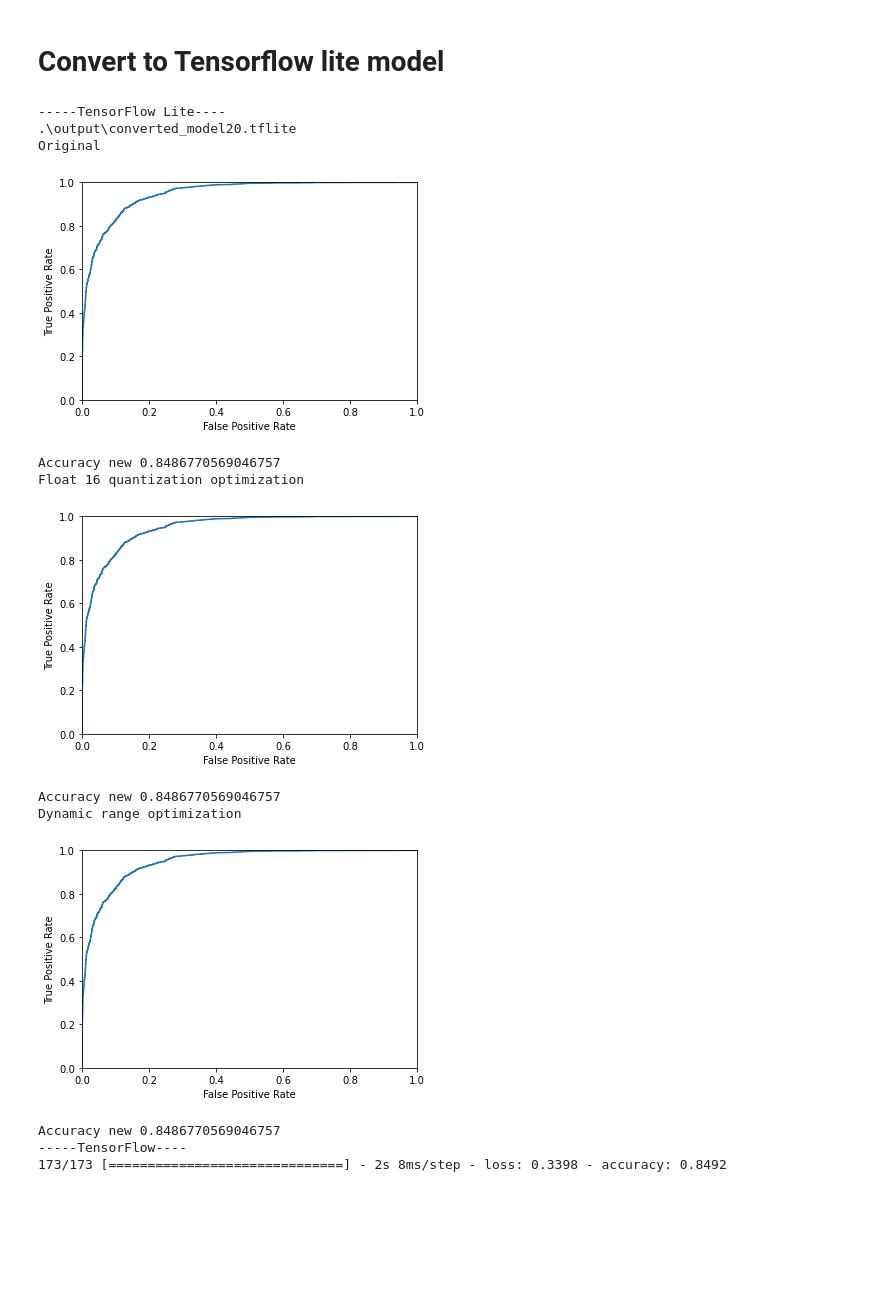
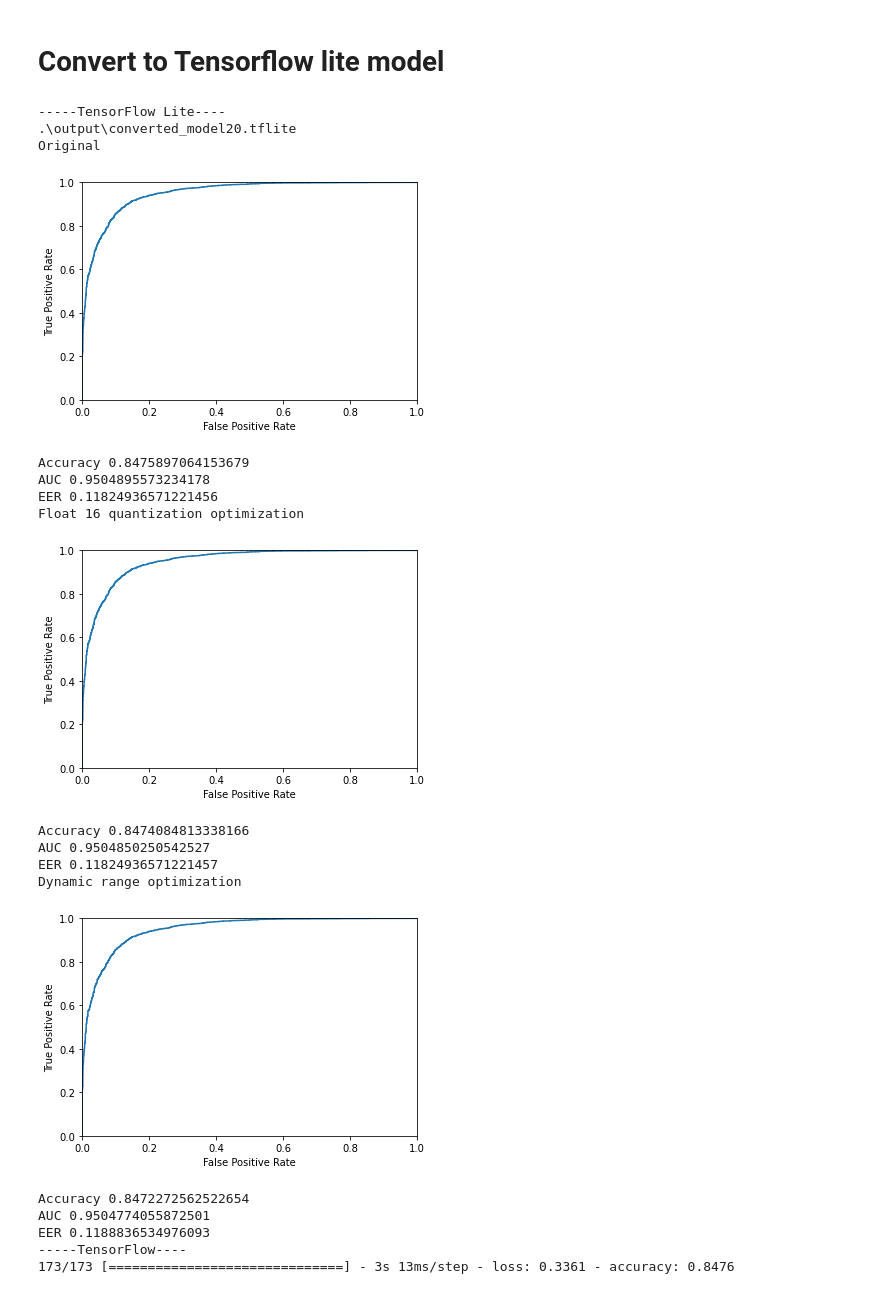
Before and after one commit to carolienbraams/Biometrics_group5, a Jupyter notebook: .~Case_Siamese_NN_Face_Recognition.ipynb, the cells around one changed output. Saved outputs shown, nothing was run; the diff lists cells and outputs as text; code cells hidden in the pictures; blank space fills up the shorter version.

```diff
--- a/.~Case_Siamese_NN_Face_Recognition.ipynb
+++ b/.~Case_Siamese_NN_Face_Recognition.ipynb
@@ -484,7 +481,6 @@ terminal command for displaying the board: tensorboard --logdir=./tensor_logs
 # %%
 def convert_model(model_path, output_model):
     converter = tf.lite.TFLiteConverter.from_saved_model(model_path)
-    tflite_quant_model = converter.convert()
     tflite_model = converter.convert()
 
     open(output_model, "wb").write(tflite_model)
@@ -573,60 +574,59 @@ def plot_roc_curve(fpr,tpr):
 
 output_model = ['.\output\converted_model20.tflite', '.\output\converted_model60.tflite', '.\output\converted_model130.tflite','.\output\converted_model250.tflite' ]
 tflite_model_file_optimized_float = ['.\output\converted_model20_opt_float.tflite', '.\output\converted_model60_opt_float.tflite', '.\output\converted_model130_opt_float.tflite','.\output\converted_model250_opt_float.tflite' ]
-
 tflite_model_file_optimized_drq = ['.\output\converted_model20_opt_drq.tflite', '.\output\converted_model60_opt_drq.tflite', '.\output\converted_model130_opt_drq.tflite','.\output\converted_model250_opt_drq.tflite' ]
-
 saved_models = [".\output\model_sn_20_temp", ".\output\model_sn_60_temp", ".\output\model_sn_130_temp", ".\output\model_sn_250_temp"]
 
 
 for i in range(len(output_model)):
     print("-----TensorFlow Lite----")
     print(output_model[i])
-    print("Original")
+    print("Original ")
     # Original optimizations
     convert_model(saved_models[i], output_model[i])
     output_data = interpret_model(output_model[i], pairTest)
-    # np.savetxt(output_model[i]+"out.csv",output_data, delimiter=",")
-    # output_data = np.genfromtxt(output_model[i]+"out.csv", delimiter=",")
     model_metrics(labelTest, output_data)
 
 
 
     print("Float 16 quantization optimization")
     convert_model_optimized_float16(saved_models[i], tflite_model_file_optimized_float[i])
     output_data = interpret_model(tflite_model_file_optimized_float[i], pairTest)
-    # np.savetxt(tflite_model_file_optimized_float[i]+"out.csv",output_data, delimiter=",")
-    # output_data = np.genfromtxt(output_model[i]+"out.csv", delimiter=",")
+
     model_metrics(labelTest, output_data)
 
 
     print("Dynamic range optimization")
     convert_model_optimized_drq(saved_models[i], tflite_model_file_optimized_drq[i])
     output_data = interpret_model(tflite_model_file_optimized_drq[i], pairTest)
-    # np.savetxt(tflite_model_file_optimized_drq[i]+"out.csv",output_data, delimiter=",")
-    # output_data = np.genfromtxt(output_model[i]+"out.csv", delimiter=",")
     model_metrics(labelTest, output_data)
 
     # TensorFlow
     print("-----TensorFlow----")
     model = load_model(saved_models[i])
     preds = model.predict([pairTest[:, 0], pairTest[:, 1]])
     model_20_test = model.evaluate([pairTest[:, 0], pairTest[:, 1]], labelTest[:])
-    fpr , tpr , thresholds = roc_curve( labelTest, preds)
-    plot_roc_curve (fpr,tpr)
+    model_metrics(labelTest, preds)
+
     print(f"Test loss: {model_20_test[0]:.3f} | Test accuracy {model_20_test[1]}")
 # %% [output]
 -----TensorFlow Lite----
 .\output\converted_model20.tflite
 Original
-[figure, old version]
+[figure, new version]
-Accuracy new 0.8486770569046757
+Accuracy 0.8475897064153679
+AUC 0.9504895573234178
+EER 0.11824936571221456
 Float 16 quantization optimization
-[figure, old version]
+[figure, new version]
-Accuracy new 0.8486770569046757
+Accuracy 0.8474084813338166
+AUC 0.9504850250542527
+EER 0.11824936571221457
 Dynamic range optimization
-[figure, old version]
+[figure, new version]
-Accuracy new 0.8486770569046757
+Accuracy 0.8472272562522654
+AUC 0.9504774055872501
+EER 0.1188836534976093
 -----TensorFlow----
-173/173 [==============================] - 2s 8ms/step - loss: 0.3398 - accuracy: 0.8492
+173/173 [==============================] - 3s 13ms/step - loss: 0.3361 - accuracy: 0.8476
 [figure]
```
Also changed, not shown: parts of 3 cells of this notebook.
